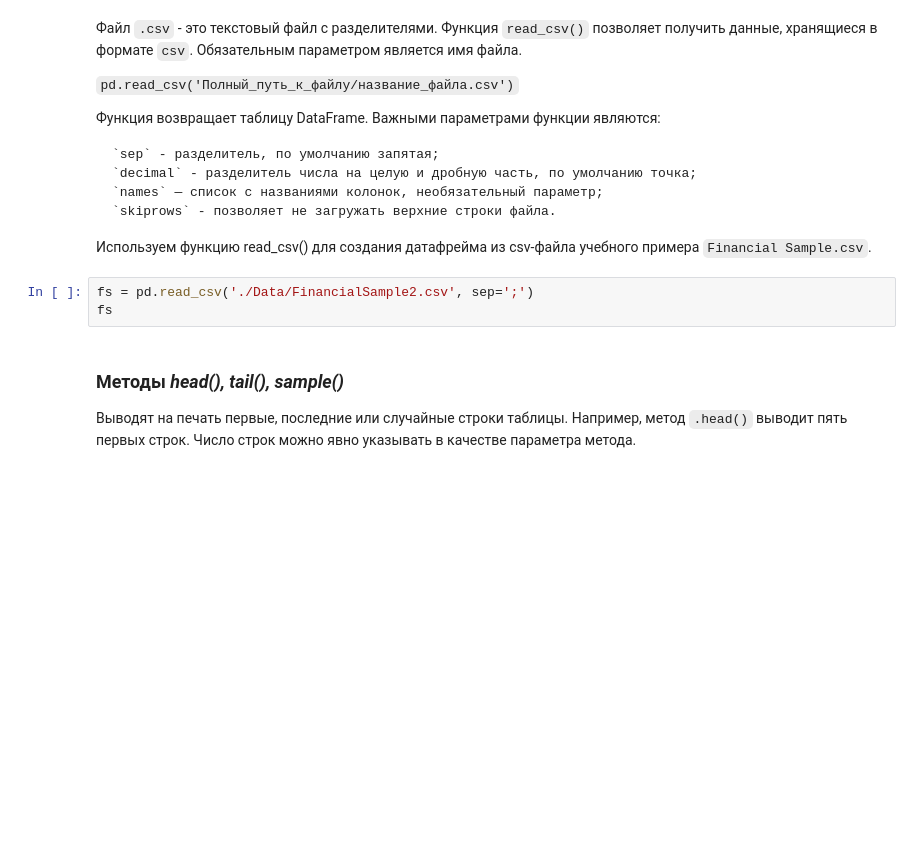
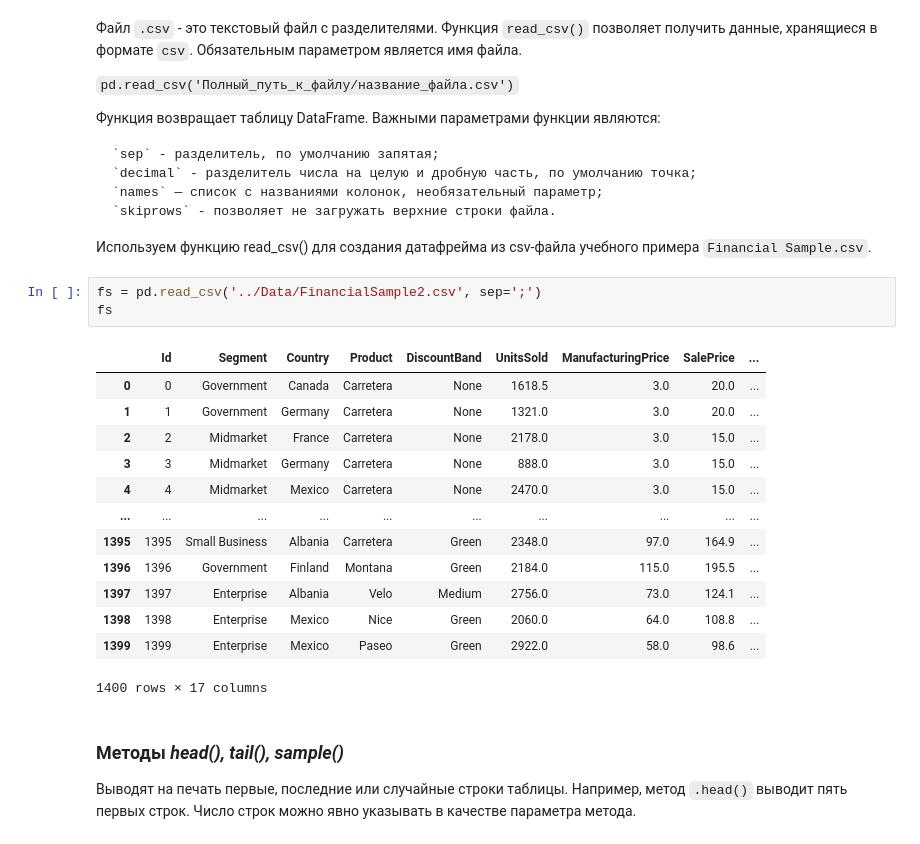
Before and after one commit to DanGlado/PDAPython, a Jupyter notebook: Тема 4/T04 Лекция.ipynb, the cells around one changed output. Cells and saved outputs as stored; diff of their text form; blank space fills up the shorter version.

```diff
--- a/Тема 4/T04 Лекция.ipynb
+++ b/Тема 4/T04 Лекция.ipynb
@@ -87,8 +118,22 @@ may
 
 Используем функцию read_csv() для создания датафрейма из csv-файла учебного примера `Financial Sample.csv`.
 # %%
-fs = pd.read_csv('./Data/FinancialSample2.csv', sep=';')
+fs = pd.read_csv('../Data/FinancialSample2.csv', sep=';')
 fs
+# %% [output]
+|  | Id | Segment | Country | Product | DiscountBand | UnitsSold | ManufacturingPrice | SalePrice | ... |
+| 0 | 0 | Government | Canada | Carretera | None | 1618.5 | 3.0 | 20.0 | ... |
+| 1 | 1 | Government | Germany | Carretera | None | 1321.0 | 3.0 | 20.0 | ... |
+| 2 | 2 | Midmarket | France | Carretera | None | 2178.0 | 3.0 | 15.0 | ... |
+| 3 | 3 | Midmarket | Germany | Carretera | None | 888.0 | 3.0 | 15.0 | ... |
+| 4 | 4 | Midmarket | Mexico | Carretera | None | 2470.0 | 3.0 | 15.0 | ... |
+| ... | ... | ... | ... | ... | ... | ... | ... | ... | ... |
+| 1395 | 1395 | Small Business | Albania | Carretera | Green | 2348.0 | 97.0 | 164.9 | ... |
+| 1396 | 1396 | Government | Finland | Montana | Green | 2184.0 | 115.0 | 195.5 | ... |
+| 1397 | 1397 | Enterprise | Albania | Velo | Medium | 2756.0 | 73.0 | 124.1 | ... |
+| 1398 | 1398 | Enterprise | Mexico | Nice | Green | 2060.0 | 64.0 | 108.8 | ... |
+| 1399 | 1399 | Enterprise | Mexico | Paseo | Green | 2922.0 | 58.0 | 98.6 | ... |
+1400 rows × 17 columns
 # %% [markdown]
 ### Методы *head(), tail(), sample()*
 
```
Also changed, not shown: parts of 36 cells of this notebook.
